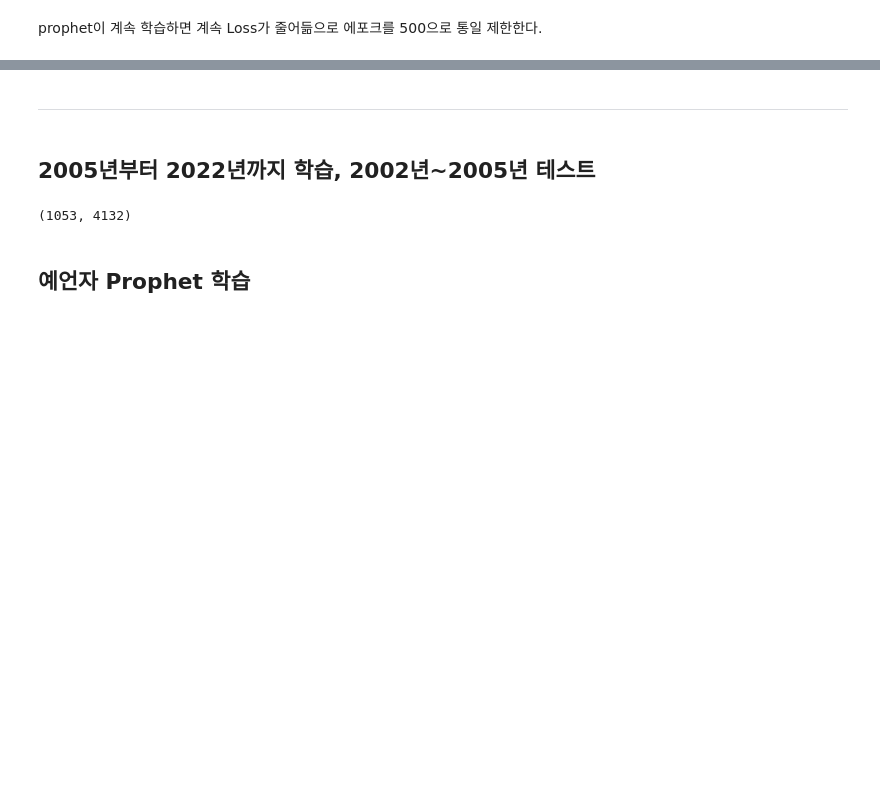
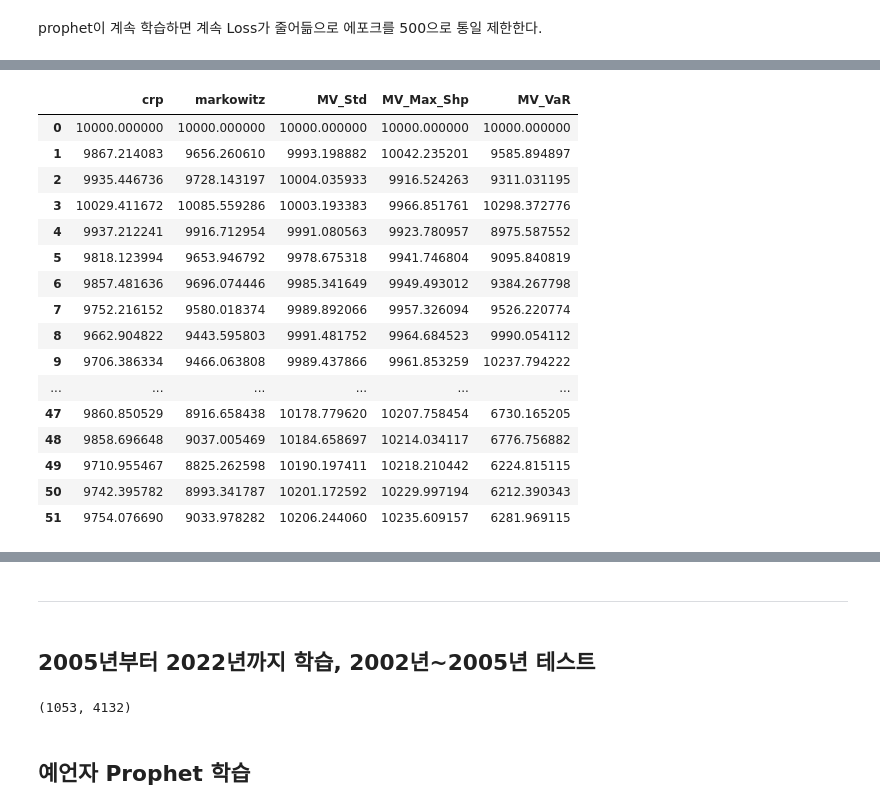
Before and after one commit to ChoiInYeol/KHU-FELAB-DBGAPS, a Jupyter notebook: 7. final_modeling.ipynb, the cells around one changed output, grey strips where cells are left out. Drawn from its saved outputs; the diff is of its cells as text; code cells hidden in the pictures; blank space fills up the shorter version.

```diff
--- a/7. final_modeling.ipynb
+++ b/7. final_modeling.ipynb
@@ -331,3 +344,23 @@ Non-trainable params: 0
 _________________________________________________________________
 # %%
 model.save(SAVE_MODEL + 'AdLearning.h5')
+# %%
+perf_df
+# %% [output]
+|  | crp | markowitz | MV_Std | MV_Max_Shp | MV_VaR |
+| 0 | 10000.000000 | 10000.000000 | 10000.000000 | 10000.000000 | 10000.000000 |
+| 1 | 9867.214083 | 9656.260610 | 9993.198882 | 10042.235201 | 9585.894897 |
+| 2 | 9935.446736 | 9728.143197 | 10004.035933 | 9916.524263 | 9311.031195 |
+| 3 | 10029.411672 | 10085.559286 | 10003.193383 | 9966.851761 | 10298.372776 |
+| 4 | 9937.212241 | 9916.712954 | 9991.080563 | 9923.780957 | 8975.587552 |
+| 5 | 9818.123994 | 9653.946792 | 9978.675318 | 9941.746804 | 9095.840819 |
+| 6 | 9857.481636 | 9696.074446 | 9985.341649 | 9949.493012 | 9384.267798 |
+| 7 | 9752.216152 | 9580.018374 | 9989.892066 | 9957.326094 | 9526.220774 |
+| 8 | 9662.904822 | 9443.595803 | 9991.481752 | 9964.684523 | 9990.054112 |
+| 9 | 9706.386334 | 9466.063808 | 9989.437866 | 9961.853259 | 10237.794222 |
+| ... | ... | ... | ... | ... | ... |
+| 47 | 9860.850529 | 8916.658438 | 10178.779620 | 10207.758454 | 6730.165205 |
+| 48 | 9858.696648 | 9037.005469 | 10184.658697 | 10214.034117 | 6776.756882 |
+| 49 | 9710.955467 | 8825.262598 | 10190.197411 | 10218.210442 | 6224.815115 |
+| 50 | 9742.395782 | 8993.341787 | 10201.172592 | 10229.997194 | 6212.390343 |
+| 51 | 9754.076690 | 9033.978282 | 10206.244060 | 10235.609157 | 6281.969115 |
```
Also changed, not shown: parts of 8 cells of this notebook.
